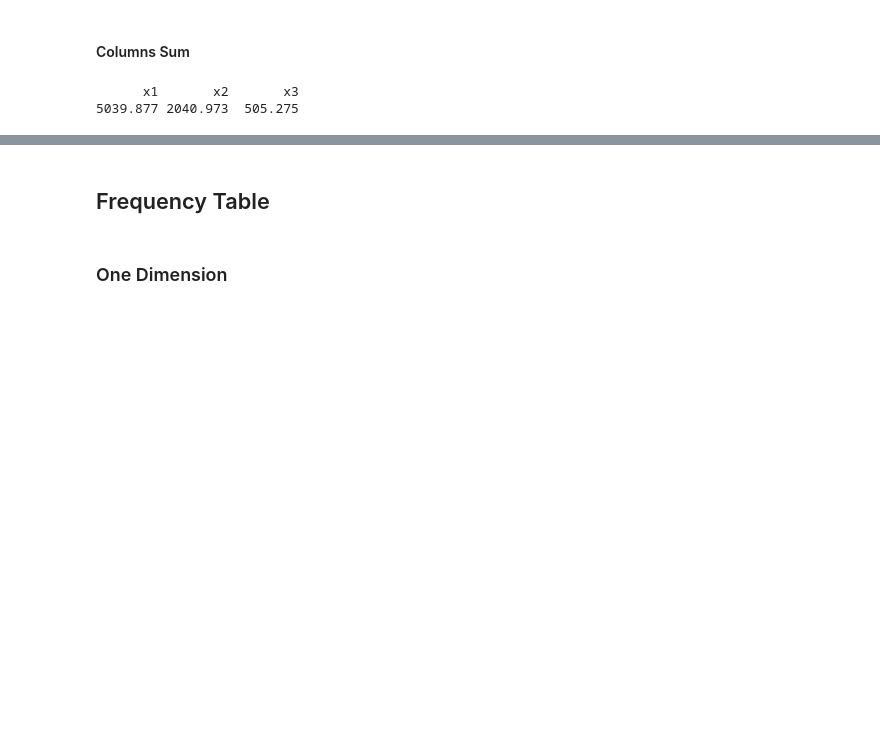
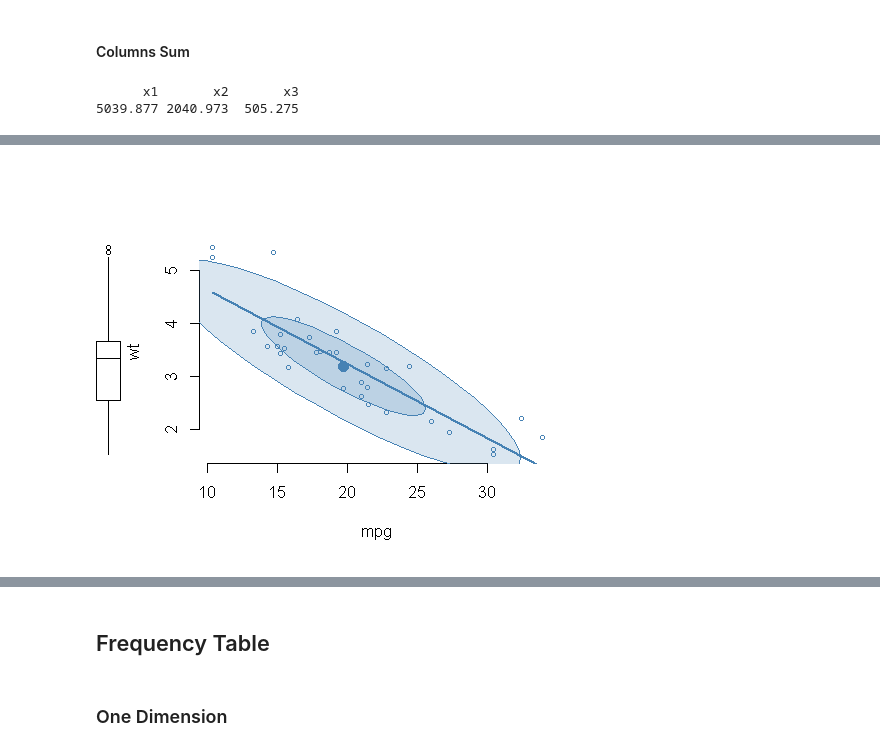
Before and after one commit to yongks/r_book, a Jupyter notebook: 01-fundamental.ipynb, the cells around one changed output, grey strips where cells are left out. Cells and saved outputs as stored; diff of their text form; code cells hidden in the pictures; blank space fills up the shorter version.

```diff
--- a/01-fundamental.ipynb
+++ b/01-fundamental.ipynb
@@ -1805,0 +1947,7 @@ print( colSums(my.df[,c('x1','x2','x3')], na.rm=T) )
+# %%
+scatterplot(wt ~ mpg, data = mtcars,
+            smooth = FALSE, grid = FALSE, frame = FALSE,
+            cex = 0.7, col = "steelblue",
+            ellipse = TRUE, boxplots='y',)
+# %% [output]
+[figure, added]
```
Also changed, not shown: parts of 35 cells of this notebook, 36 other files.
